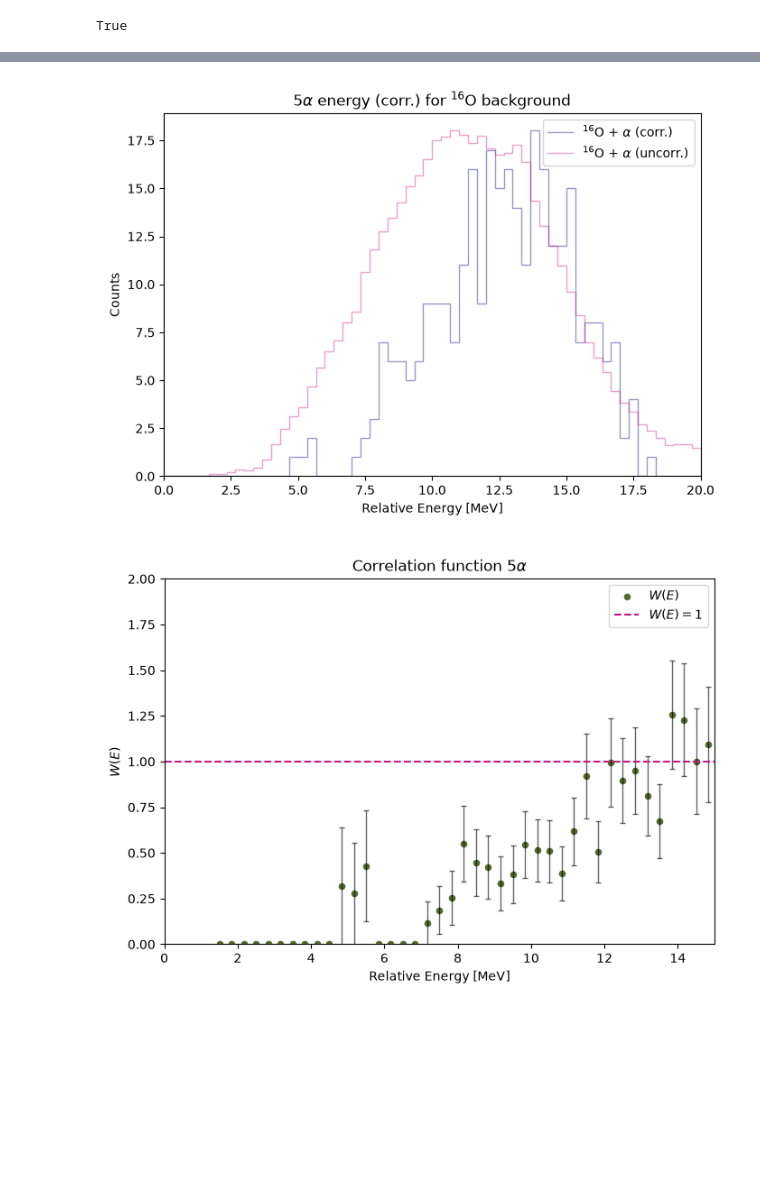
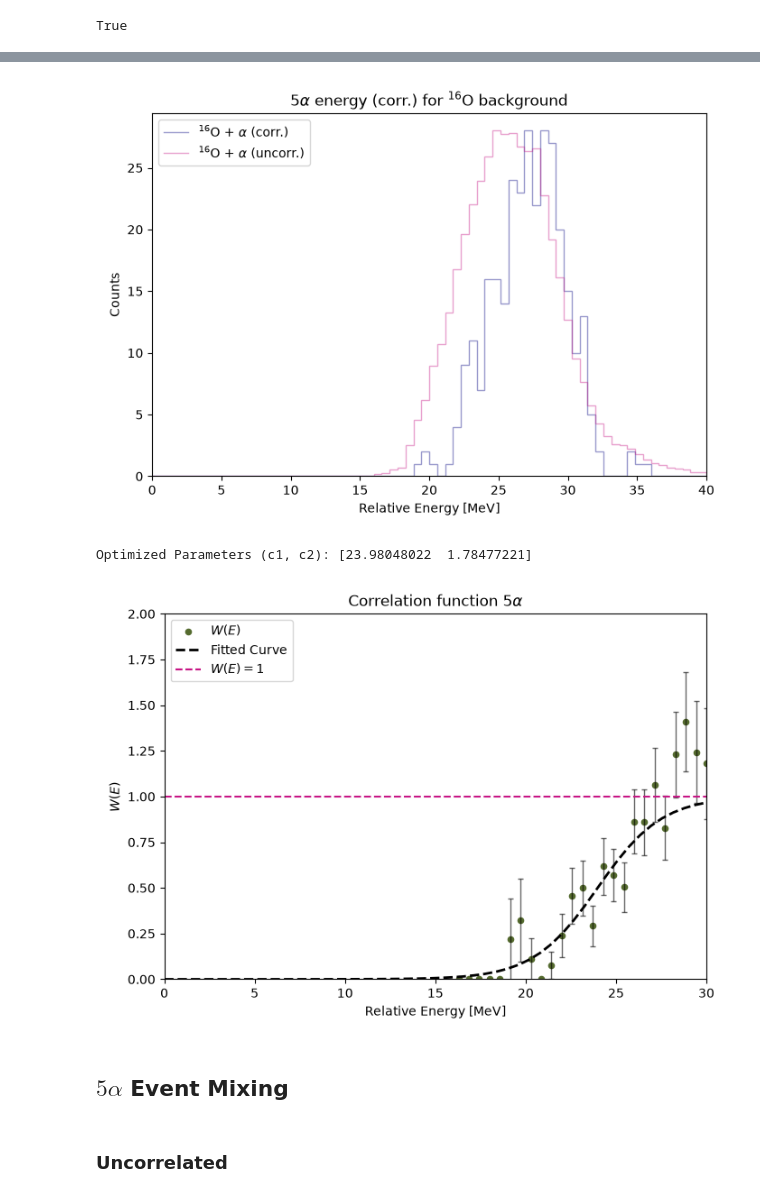
Before and after one commit to singhp99/spyral_notebooks, a Jupyter notebook: event_mixing.ipynb, the cells around one changed output, grey strips where cells are left out. Saved outputs shown, nothing was run; the diff lists cells and outputs as text; code cells hidden in the pictures; blank space fills up the shorter version.

```diff
--- a/event_mixing.ipynb
+++ b/event_mixing.ipynb
@@ -115,14 +124,13 @@ Beam energy after IC (2 windows + gas): 161.0 MeV
 Beam energy range in AT-TPC: 161.0-110.84634259864373 MeV
 # %%
 grammer = Histogrammer()
-grammer.add_hist1d('inv_12c_correlated', 60, (0, 20.0))
-grammer.add_hist1d('inv_12c_uncorrelated', 60, (0, 20.0))
-grammer.add_hist1d('inv_8be_correlated', 60, (0, 20))
-grammer.add_hist1d('inv_8be_uncorrelated', 60, (0, 20))
+
+
 grammer.add_hist1d('inv_8be_uncorrelated_method2', 60, (0, 20))
 grammer.add_hist1d('inv_8be_correlated_method2', 60, (0, 20))
-grammer.add_hist1d('inv_16o_correlated', 60, (0, 20))
-grammer.add_hist1d('inv_16o_uncorrelated', 60, (0, 20))
+
+grammer.add_hist1d('5_alphas_uncorrelated', 60, (0, 20))
+grammer.add_hist1d('5_alphas_correlated', 60, (0, 20))
 # %%
 concat_df = None
 
@@ -149,6 +163,9 @@ def inverse_fermi(energy,c1,c2):
 ## $^{12}\text{C}$ Event Mixing
 # %% [markdown]
 ### Uncorrelated relative energy
+# %%
+grammer.add_hist1d('inv_12c_correlated', 110, (0, 40.0))
+grammer.add_hist1d('inv_12c_uncorrelated', 110, (0, 40.0))
 # %%
 target_vector = vector.array({
     "px": [0.0],
@@ -591,6 +612,9 @@ Uncertainty:
 # plt.show()
 # %% [markdown]
 ## $^{8}\text{Be}$ Event Mixing
+# %%
+grammer.add_hist1d('inv_8be_correlated', 80, (0, 20))
+grammer.add_hist1d('inv_8be_uncorrelated', 80, (0, 20))
 # %% [markdown]
 ### Uncorrelated Relative Energy
 # %%
@@ -1442,6 +1482,9 @@ Uncertainty:
 [figure]
 # %% [markdown]
 ## $^{16}\text{O}$ Event Mixing
+# %%
+grammer.add_hist1d('inv_16o_correlated', 70, (0, 40))
+grammer.add_hist1d('inv_16o_uncorrelated', 70, (0, 40))
 # %% [markdown]
 ### Uncorrelated
 # %%
@@ -1650,15 +1693,15 @@ print("Normalization factor =", ratio_max)
 
 uncorr_scaled = uncorr * ratio_max
 
-print("\n========== DIAGNOSTICS ==========")
-print("Number of bins:", len(energy))
-print("Correlated counts:")
-print("  min =", np.min(corr))
-print("  max =", np.max(corr))
-print("Uncorrelated counts:")
-print("  min =", np.min(uncorr))
-print("  max =", np.max(uncorr))
-print("Zero uncorrelated bins:", np.sum(uncorr == 0))
+# print("\n========== DIAGNOSTICS ==========")
+# print("Number of bins:", len(energy))
+# print("Correlated counts:")
+# print("  min =", np.min(corr))
+# print("  max =", np.max(corr))
+# print("Uncorrelated counts:")
+# print("  min =", np.min(uncorr))
+# print("  max =", np.max(uncorr))
+# print("Zero uncorrelated bins:", np.sum(uncorr == 0))
 
 subtracted = corr - uncorr_scaled
 
@@ -1669,9 +1712,9 @@ W = np.divide(
     where=uncorr_scaled > 0
 )
 
-print("\nCorrelation function:")
-print("  NaN:", np.sum(np.isnan(W)))
-print("  Inf:", np.sum(np.isinf(W)))
+# print("\nCorrelation function:")
+# print("  NaN:", np.sum(np.isnan(W)))
+# print("  Inf:", np.sum(np.isinf(W)))
 
 finite_W = W[np.isfinite(W)]
 
@@ -1684,6 +1727,11 @@ error_mask = (
     (uncorr > 0) &
     np.isfinite(W)
 )
+
+uncorr_geq0 = [hist_uncorr.bins[i] for i in range(len(uncorr_scaled)) if uncorr_scaled[i] > 0]
+
+print(f"First bin with counts for uncorrelated: {uncorr_geq0[0]}")
+
 
 W_error = np.full_like(W, np.nan)
 
@@ -1720,7 +1768,7 @@ ax.stairs(
 ax.set_xlabel("Relative Energy [MeV]")
 ax.set_ylabel("Counts")
 ax.set_title(r"$5\alpha$ energy (corr.) for $^{16}$O background")
-ax.set_xlim(0, 20)
+ax.set_xlim(0, 40)
 ax.legend()
 
 plt.tight_layout()
@@ -1750,8 +1798,19 @@ plt.show()
 
 # plt.tight_layout()
 # plt.show()
+plot_mask = np.isfinite(W)
+x_data = [i for i in energy[plot_mask] if i < 27]
+y_data = W[plot_mask][:len(x_data)]
+y_err = W_error[error_mask][:len(x_data)]
 
-plot_mask = np.isfinite(W)
+initial_guess = [-5, 0.8]
+
+popt, pcov = curve_fit(inverse_fermi, x_data, y_data,sigma=y_err, absolute_sigma=True, p0=initial_guess)
+print("Optimized Parameters (c1, c2):", popt)
+
+o16_parameters = popt
+
+x_smooth = np.linspace(0,30,50)
 
 fig, ax = plt.subplots(figsize=(7, 5))
 
@@ -1762,6 +1821,7 @@ ax.scatter(
     s=20,
     label=r"$W(E)$"
 )
+ax.plot(x_smooth, inverse_fermi(x_smooth, *popt), label='Fitted Curve', color='black', lw=2, linestyle="--")
 
 ax.errorbar(
     energy[error_mask],
@@ -1785,7 +1845,7 @@ ax.axhline(
 ax.set_xlabel("Relative Energy [MeV]")
 ax.set_ylabel(r"$W(E)$")
 ax.set_title(r"Correlation function $5\alpha$")
-ax.set_xlim(0, 15)
+ax.set_xlim(0, 30)
 ax.set_ylim(0, 2)
 ax.legend()
 
@@ -1812,2 +1863,7 @@ Uncertainty:
-[figure, old version]
+[figure, new version]
+Optimized Parameters (c1, c2): [23.98048022  1.78477221]
-[figure, old version]
+[figure, new version]
+# %% [markdown]
+## $5 \alpha$ Event Mixing
+# %% [markdown]
+### Uncorrelated
```
Also changed, not shown: parts of 27 cells of this notebook.
